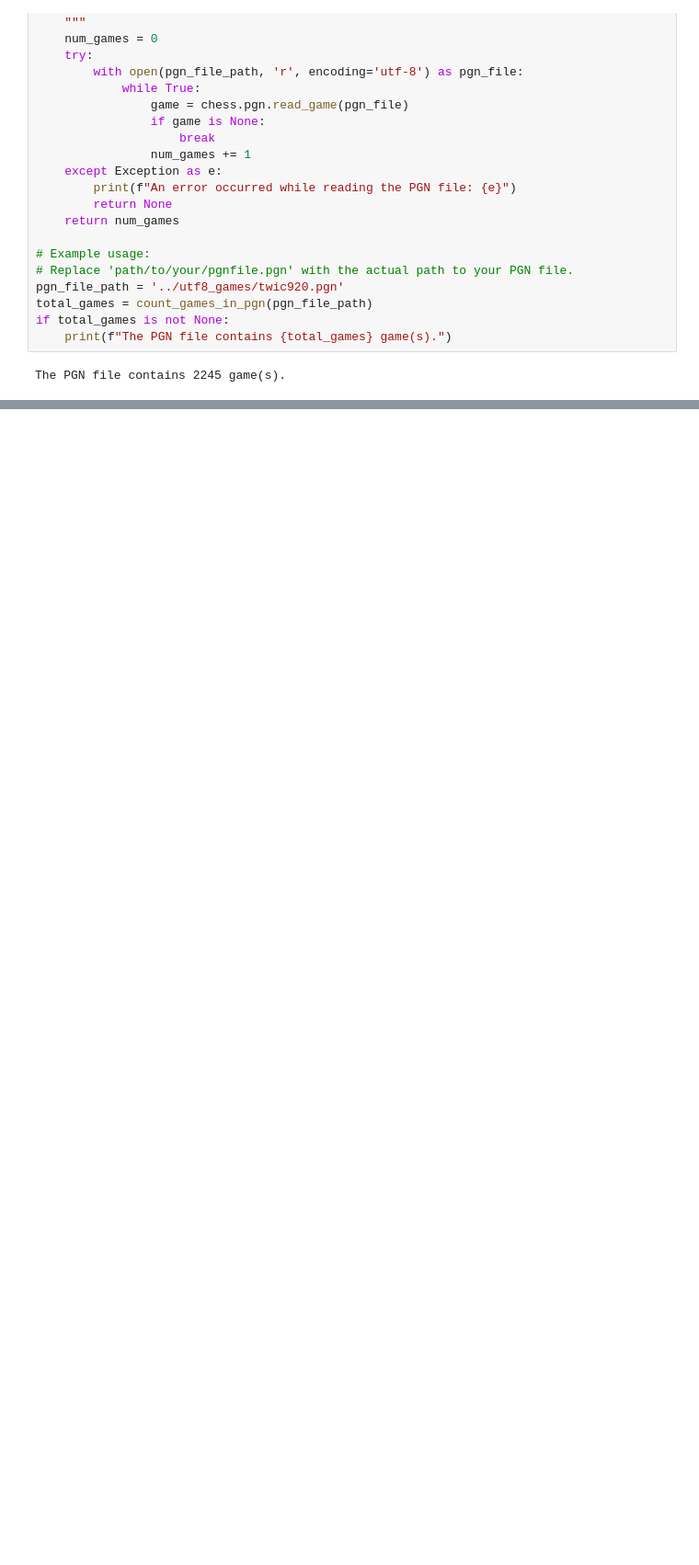
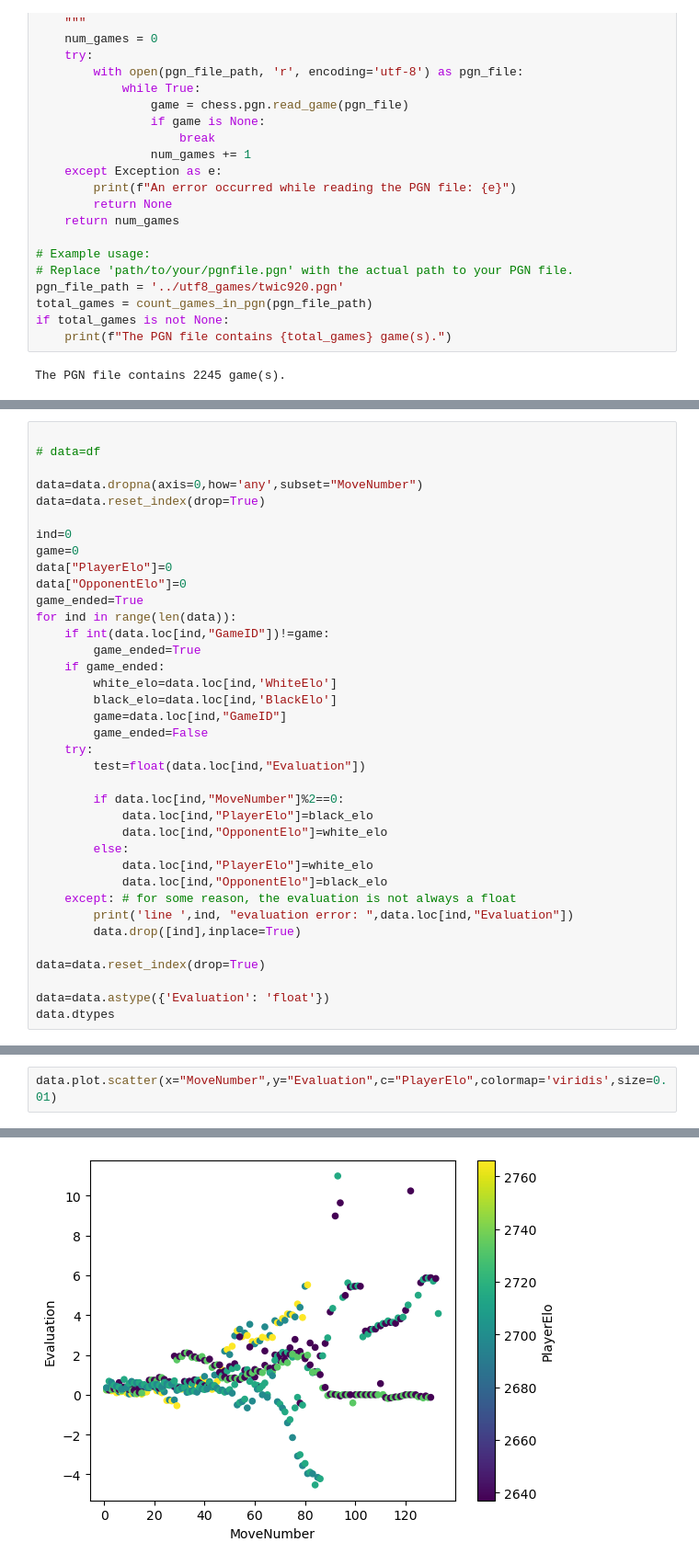
Before and after one commit to dosoe/Guess-The-Elo, a Jupyter notebook: data_analysis/playing_around.ipynb, the cells around one changed output, grey strips where cells are left out. Shown at 92% size. Drawn from its saved outputs; the diff is of its cells as text; blank space fills up the shorter version.

```diff
--- a/data_analysis/playing_around.ipynb
+++ b/data_analysis/playing_around.ipynb
@@ -109,0 +121,37 @@ df.head(15)
+# %%
+
+# data=df
+
+data=data.dropna(axis=0,how='any',subset="MoveNumber")
+data=data.reset_index(drop=True)
+
+ind=0
+game=0
+data["PlayerElo"]=0
+data["OpponentElo"]=0
+game_ended=True
+for ind in range(len(data)):
+    if int(data.loc[ind,"GameID"])!=game:
+        game_ended=True
+    if game_ended:
+        white_elo=data.loc[ind,'WhiteElo']
+        black_elo=data.loc[ind,'BlackElo']
+        game=data.loc[ind,"GameID"]
+        game_ended=False
+    try:
+        test=float(data.loc[ind,"Evaluation"])
+
+        if data.loc[ind,"MoveNumber"]%2==0:
+            data.loc[ind,"PlayerElo"]=black_elo
+            data.loc[ind,"OpponentElo"]=white_elo
+        else:
+            data.loc[ind,"PlayerElo"]=white_elo
+            data.loc[ind,"OpponentElo"]=black_elo
+    except: # for some reason, the evaluation is not always a float
+        print('line ',ind, "evaluation error: ",data.loc[ind,"Evaluation"])
+        data.drop([ind],inplace=True)
+
+data=data.reset_index(drop=True)
+
+data=data.astype({'Evaluation': 'float'})
+data.dtypes
@@ -109,0 +170,3 @@ df.head(15)
+# %%
+data.plot.scatter(x="MoveNumber",y="Evaluation",c="PlayerElo",colormap='viridis',size=0.01)
+# %% [output]
@@ -109,0 +174 @@ df.head(15)
+[figure, added]
```
Also changed, not shown: parts of 9 cells of this notebook.
